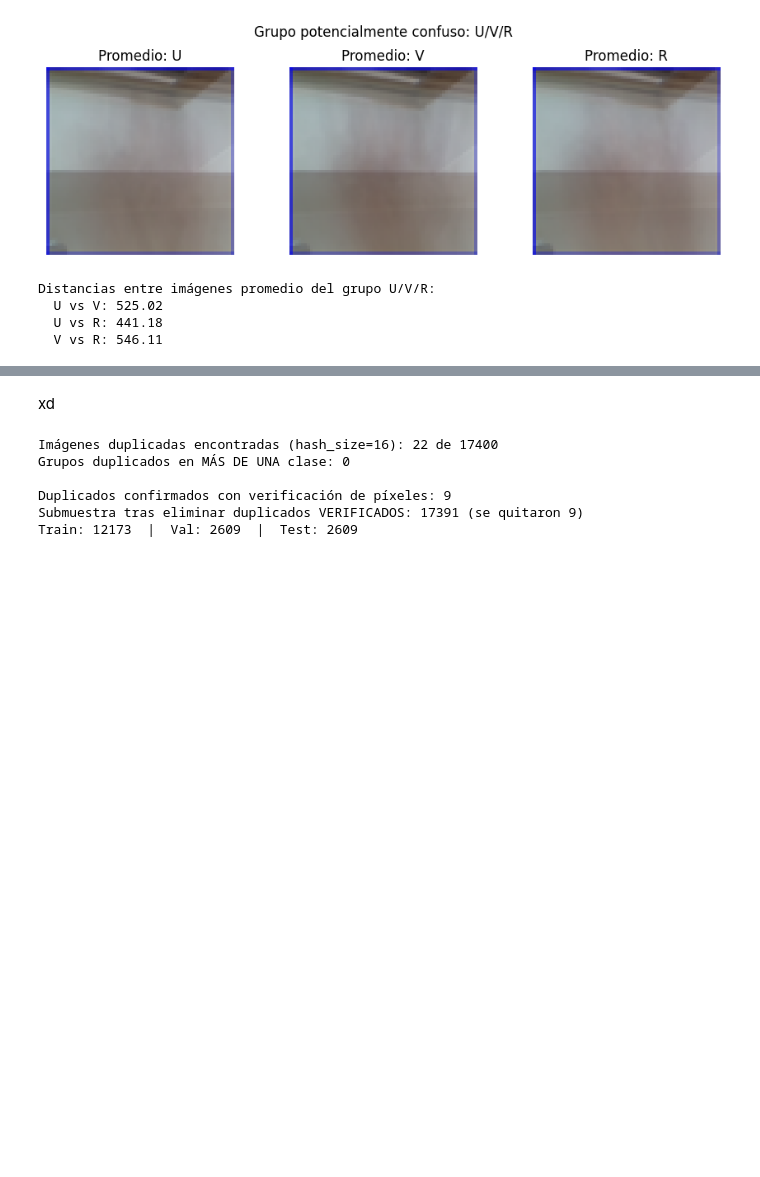
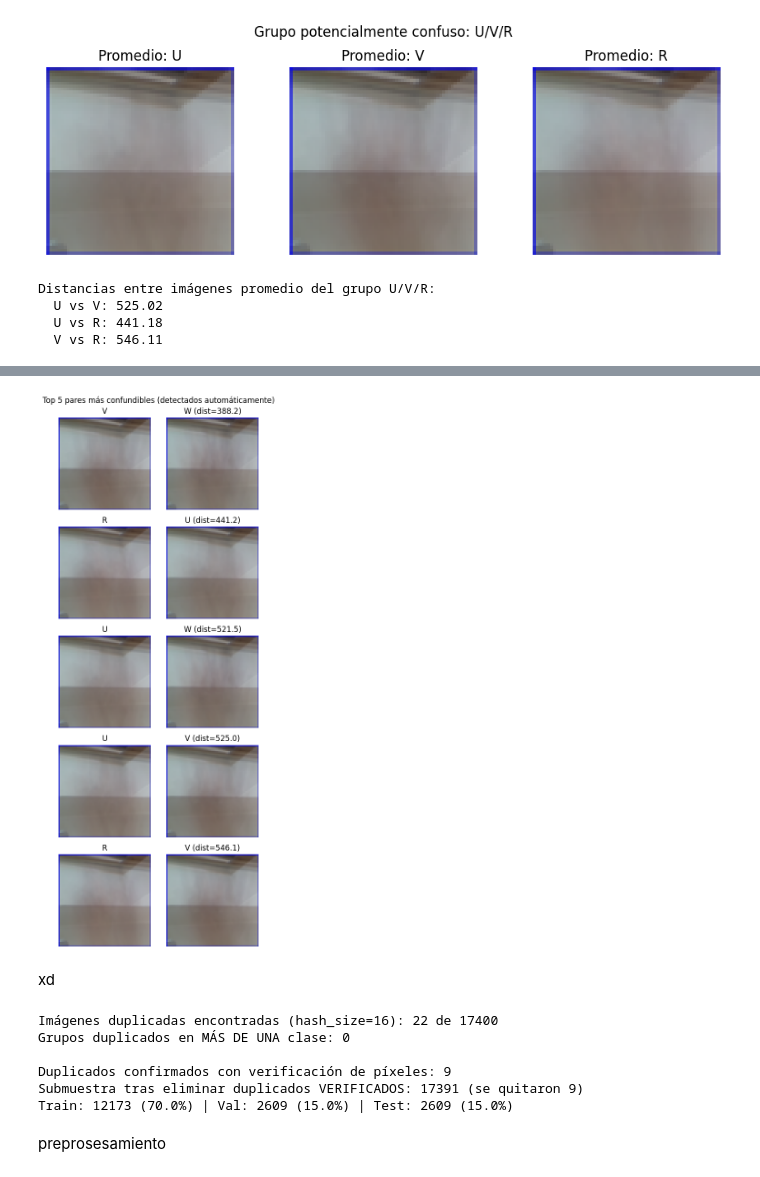
Before and after one commit to belennmm/DataS_Lab3_ASL, a Jupyter notebook: lab3_EDA.ipynb, the cells around one changed output, grey strips where cells are left out. Saved outputs shown, nothing was run; the diff lists cells and outputs as text; code cells hidden in the pictures; blank space fills up the shorter version.

```diff
--- a/lab3_EDA.ipynb
+++ b/lab3_EDA.ipynb
@@ -229,3 +337,22 @@ Distancias entre imágenes promedio del grupo U/V/R:
+# %%
+top_n = 5
+top_pares = pares_df.head(top_n)
+
+fig, axes = plt.subplots(top_n, 2, figsize=(5, top_n*2.5))
+for idx, (_, fila) in enumerate(top_pares.iterrows()):
+    axes[idx, 0].imshow(promedios[fila["clase_1"]])
+    axes[idx, 0].set_title(f"{fila['clase_1']}")
+    axes[idx, 0].axis("off")
+
+    axes[idx, 1].imshow(promedios[fila["clase_2"]])
+    axes[idx, 1].set_title(f"{fila['clase_2']} (dist={fila['distancia']:.1f})")
+    axes[idx, 1].axis("off")
+
+plt.suptitle(f"Top {top_n} pares más confundibles (detectados automáticamente)")
+plt.tight_layout()
+plt.show()
+# %% [output]
+[figure, added]
 # %% [markdown]
 xd
 # %%
@@ -308,13 +435,31 @@ print(f"\nDuplicados confirmados con verificación de píxeles: {len(indices_dup
 submuestra_limpia = submuestra.drop(index=indices_duplicados_reales).reset_index(drop=True)
 print(f"Submuestra tras eliminar duplicados VERIFICADOS: {len(submuestra_limpia)} (se quitaron {len(submuestra) - len(submuestra_limpia)})")
 
-
+print("Distribución de clases después de limpiar duplicados:")
+print(submuestra_limpia["clase"].value_counts().sort_values())
 
 
 
 
 # --- 5. Brillo y varianza sobre la submuestra ya limpia ---
 submuestra_limpia["brillo"] = submuestra_limpia["ruta"].apply(calcular_brillo)
+brillo_por_clase = submuestra_limpia.groupby("clase")["brillo"].agg(["mean", "std"]).sort_values("mean")
+
+fig, ax = plt.subplots(figsize=(14, 6))
+ax.bar(brillo_por_clase.index, brillo_por_clase["mean"], yerr=brillo_por_clase["std"],
+       capsize=3, color="orange", alpha=0.8)
+ax.set_title("Brillo promedio por clase (con desviación estándar)")
+ax.set_xlabel("Clase")
+ax.set_ylabel("Brillo promedio (0-255)")
+plt.xticks(rotation=90)
+plt.tight_layout()
+plt.show()
+
+brillo_general = submuestra_limpia["brillo"].mean()
+brillo_por_clase["diferencia_abs"] = (brillo_por_clase["mean"] - brillo_general).abs()
+print("Clases con brillo más atípico respecto al promedio general:")
+print(brillo_por_clase.sort_values("diferencia_abs", ascending=False).head(5))
+
 # (el resto del análisis de brillo y varianza igual que antes, pero usando submuestra_limpia)
 
 # --- 6. AHORA sí: split train/val/test, sobre datos ya limpios ---
@@ -332,4 +477,6 @@ Grupos duplicados en MÁS DE UNA clase: 0
 
 Duplicados confirmados con verificación de píxeles: 9
 Submuestra tras eliminar duplicados VERIFICADOS: 17391 (se quitaron 9)
-Train: 12173  |  Val: 2609  |  Test: 2609
+Train: 12173 (70.0%) | Val: 2609 (15.0%) | Test: 2609 (15.0%)
+# %% [markdown]
+preprosesamiento
```
Also changed, not shown: parts of 27 cells of this notebook, 3 other files.
